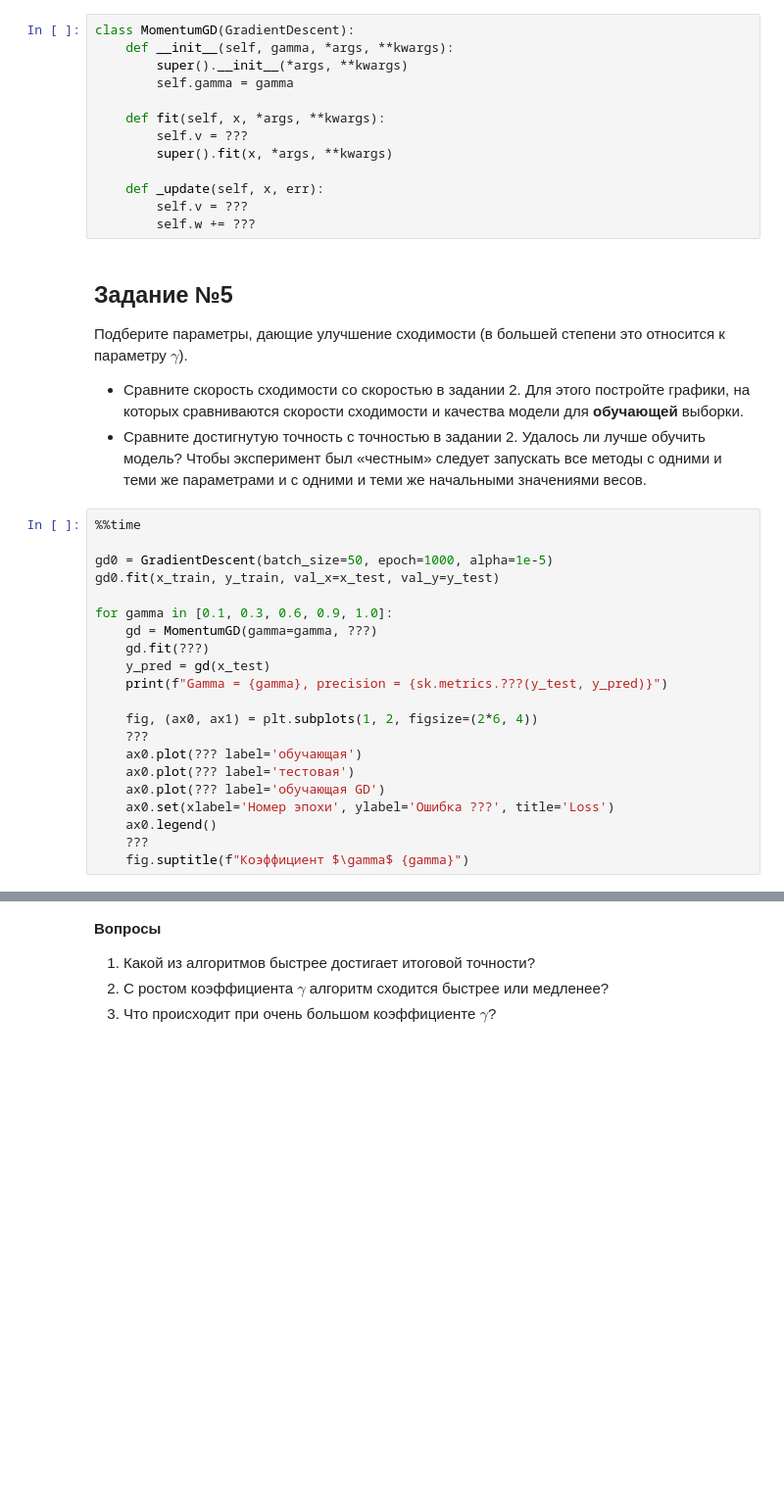
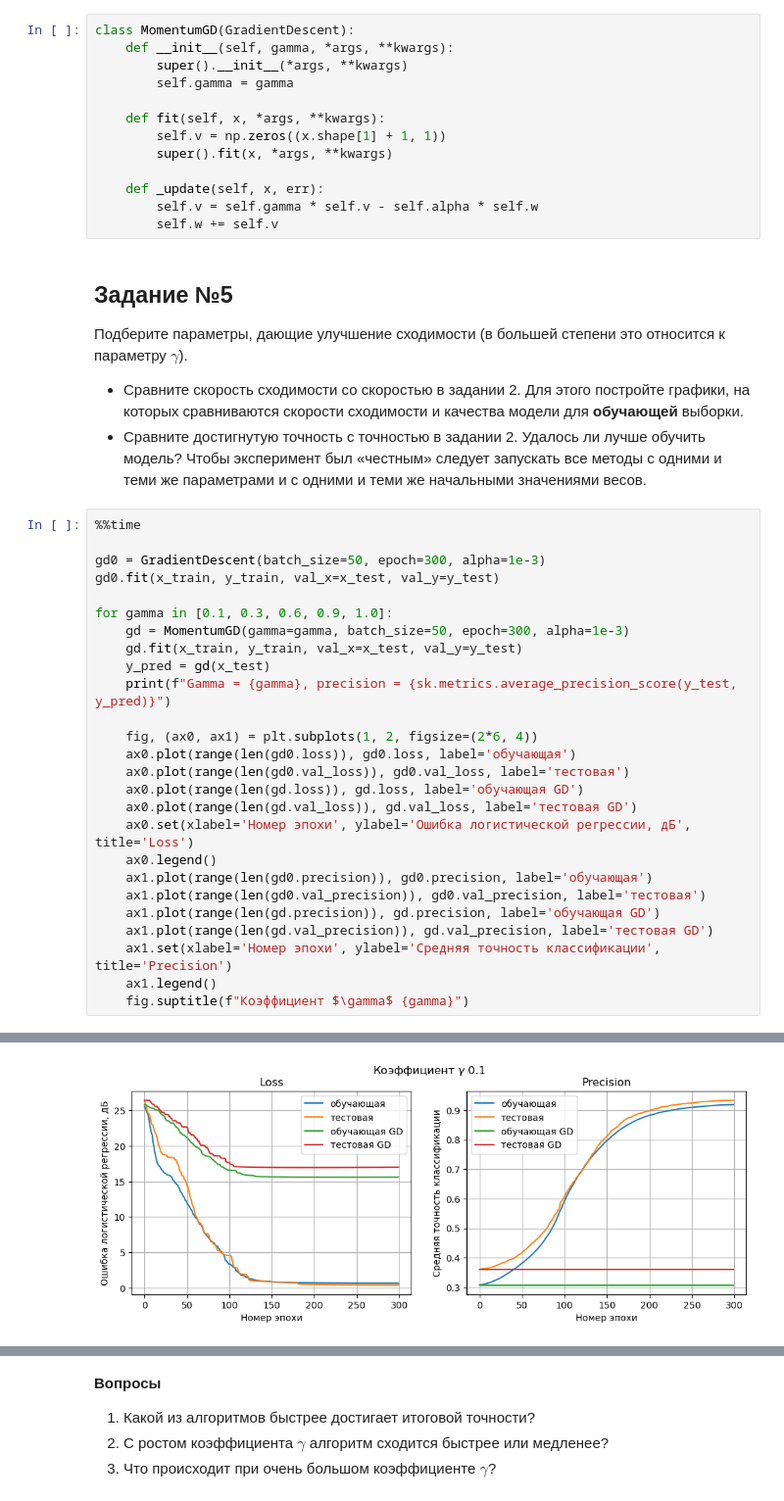
Before and after one commit to murenkov/machine-learning, a Jupyter notebook: lab3.ipynb, the cells around one changed output, grey strips where cells are left out. Shown at 98% size. Drawn from its saved outputs; the diff is of its cells as text; blank space fills up the shorter version.

```diff
--- a/lab3.ipynb
+++ b/lab3.ipynb
@@ -199,12 +233,12 @@ class MomentumGD(GradientDescent):
         self.gamma = gamma
 
     def fit(self, x, *args, **kwargs):
-        self.v = ???
+        self.v = np.zeros((x.shape[1] + 1, 1))
         super().fit(x, *args, **kwargs)
 
     def _update(self, x, err):
-        self.v = ???
-        self.w += ???
+        self.v = self.gamma * self.v - self.alpha * self.w
+        self.w += self.v
 # %% [markdown]
 ## Задание №5
 
@@ -218,21 +252,27 @@ class MomentumGD(GradientDescent):
 # %%
 %%time
 
-gd0 = GradientDescent(batch_size=50, epoch=1000, alpha=1e-5)
+gd0 = GradientDescent(batch_size=50, epoch=300, alpha=1e-3)
 gd0.fit(x_train, y_train, val_x=x_test, val_y=y_test)
 
 for gamma in [0.1, 0.3, 0.6, 0.9, 1.0]:
-    gd = MomentumGD(gamma=gamma, ???)
-    gd.fit(???)
+    gd = MomentumGD(gamma=gamma, batch_size=50, epoch=300, alpha=1e-3)
+    gd.fit(x_train, y_train, val_x=x_test, val_y=y_test)
     y_pred = gd(x_test)
-    print(f"Gamma = {gamma}, precision = {sk.metrics.???(y_test, y_pred)}")
+    print(f"Gamma = {gamma}, precision = {sk.metrics.average_precision_score(y_test, y_pred)}")
 
     fig, (ax0, ax1) = plt.subplots(1, 2, figsize=(2*6, 4))
-    ???
-    ax0.plot(??? label='обучающая')
-    ax0.plot(??? label='тестовая')
-    ax0.plot(??? label='обучающая GD')
-    ax0.set(xlabel='Номер эпохи', ylabel='Ошибка ???', title='Loss')
+    ax0.plot(range(len(gd0.loss)), gd0.loss, label='обучающая')
+    ax0.plot(range(len(gd0.val_loss)), gd0.val_loss, label='тестовая')
+    ax0.plot(range(len(gd.loss)), gd.loss, label='обучающая GD')
+    ax0.plot(range(len(gd.val_loss)), gd.val_loss, label='тестовая GD')
+    ax0.set(xlabel='Номер эпохи', ylabel='Ошибка логистической регрессии, дБ', title='Loss')
     ax0.legend()
-    ???
+    ax1.plot(range(len(gd0.precision)), gd0.precision, label='обучающая')
+    ax1.plot(range(len(gd0.val_precision)), gd0.val_precision, label='тестовая')
+    ax1.plot(range(len(gd.precision)), gd.precision, label='обучающая GD')
+    ax1.plot(range(len(gd.val_precision)), gd.val_precision, label='тестовая GD')
+    ax1.set(xlabel='Номер эпохи', ylabel='Средняя точность классификации', title='Precision')
+    ax1.legend()
     fig.suptitle(f"Коэффициент $\gamma$ {gamma}")
+# %% [output]
@@ -238,0 +286 @@ for gamma in [0.1, 0.3, 0.6, 0.9, 1.0]:
+[figure, added]
```
Also changed, not shown: parts of 9 cells of this notebook, 9 other files.
